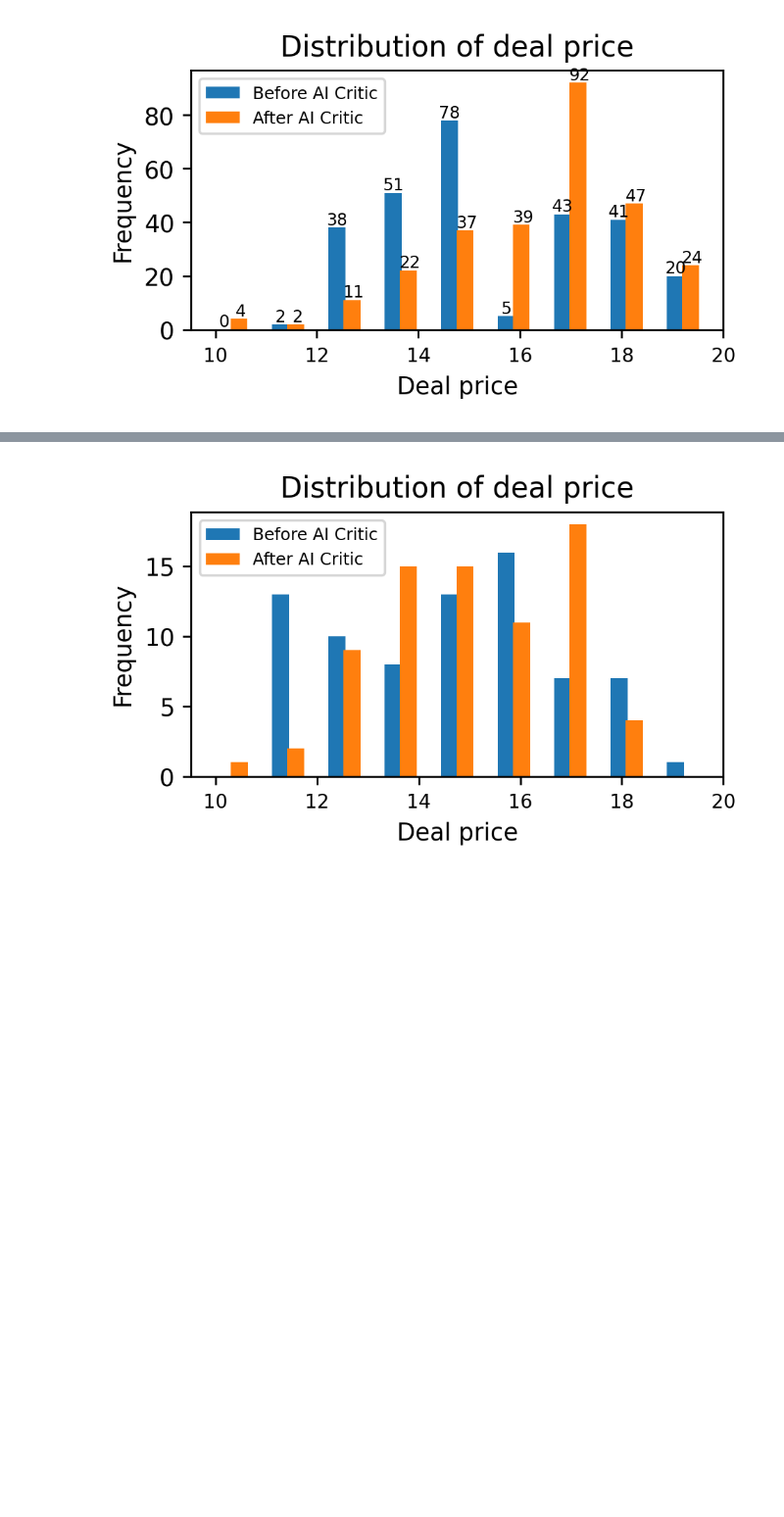
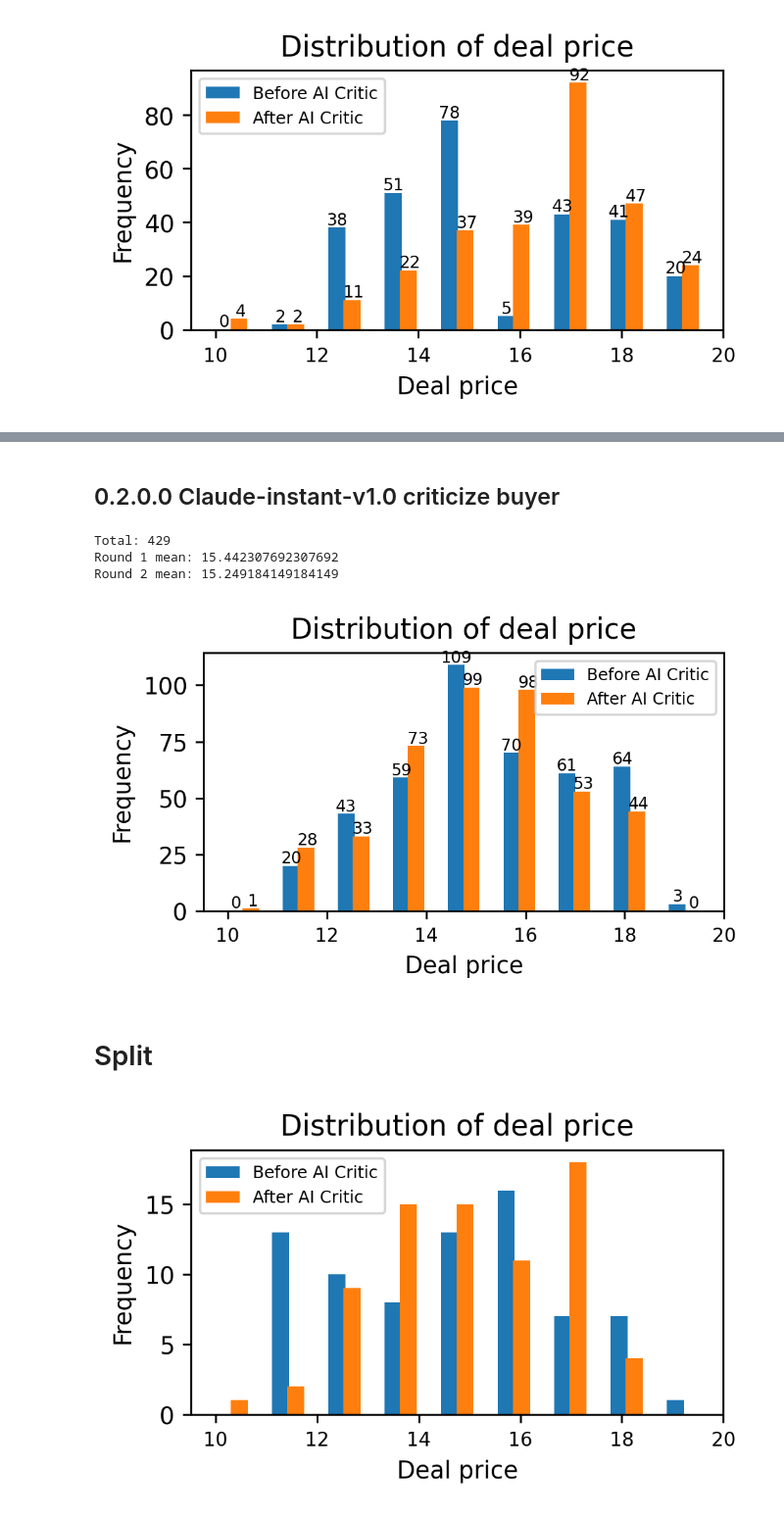
Before and after one commit to FranxYao/GPT-Bargaining, a Jupyter notebook: notebooks/draw_prices.ipynb, the cells around one changed output, grey strips where cells are left out. Shown at 98% size. Cells and saved outputs as stored; diff of their text form; code cells hidden in the pictures; blank space fills up the shorter version.

```diff
--- a/draw_prices.ipynb
+++ b/notebooks/draw_prices.ipynb
@@ -81,3 +167,14 @@ Round 2 mean: 16.475719424460433
+# %% [markdown]
+## 0.2.0.0 Claude-instant-v1.0 criticize buyer
+# %%
+draw(*read_price('../outputs/criticize_buyer_500_runs_rollout_2_ver_0.2.0.0.txt'))
+# %% [output]
+Total: 429
+Round 1 mean: 15.442307692307692
+Round 2 mean: 15.249184149184149
+[figure, added]
+# %% [markdown]
+# Split
 # %%
 draw(*read_price('outputs/buyer_critic_100_runs_0.3_final_prices.txt'))
 # %% [output]
```
Also changed, not shown: parts of 21 cells of this notebook, 37 other files.
